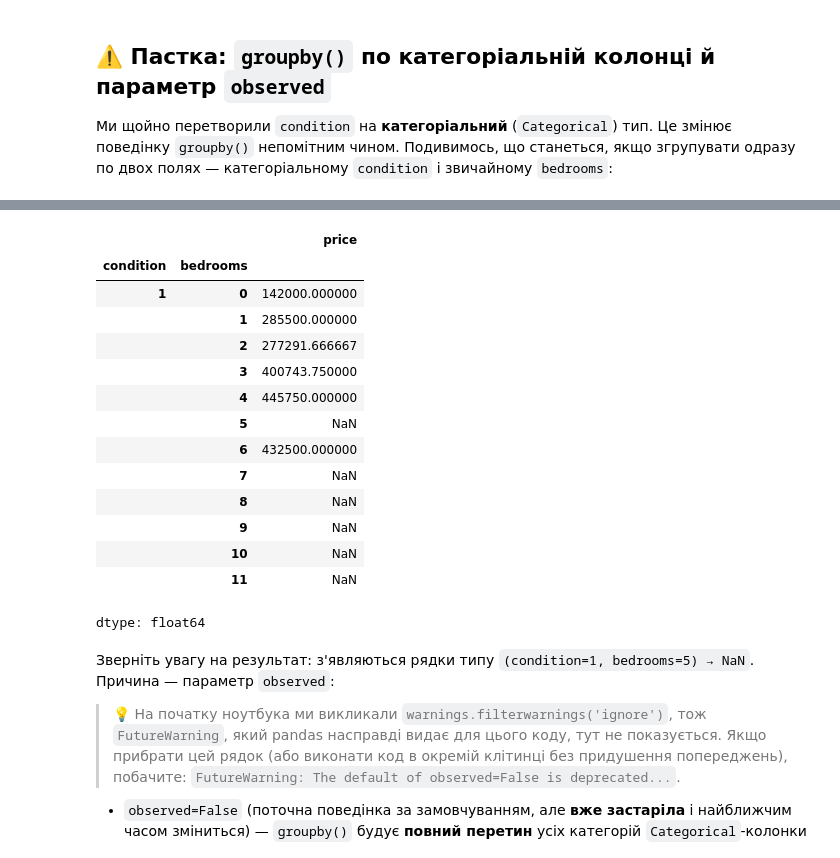
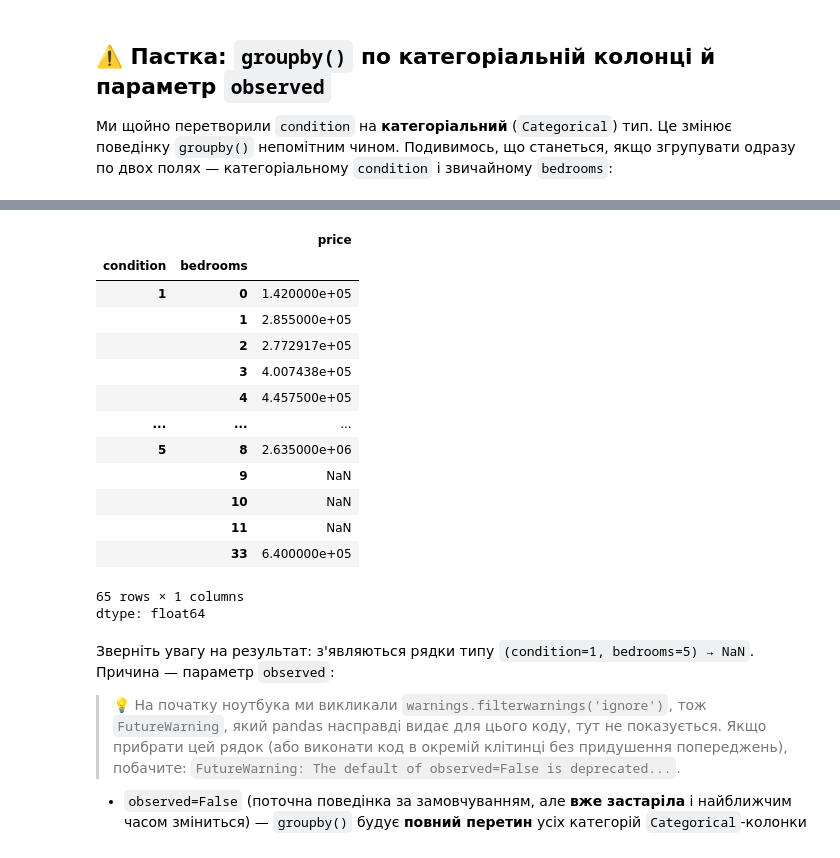
Before and after one commit to cpython-projects/da_27_07_2026, a Jupyter notebook: lesson_18.ipynb, the cells around one changed output, grey strips where cells are left out. Saved outputs shown, nothing was run; the diff lists cells and outputs as text; code cells hidden in the pictures.

```diff
--- a/lesson_18.ipynb
+++ b/lesson_18.ipynb
@@ -120,21 +146,21 @@ df.groupby('condition', observed=True)['price'].agg(['mean', 'median'])
 # %%
 # Групування по кількох полях (без observed) — навмисно залишаємо типову помилку
-df.groupby(['condition', 'bedrooms'])['price'].mean().head(12)
+df.groupby(['condition', 'bedrooms'])['price'].mean()
 # %% [output]
 |  |  | price |
 | condition | bedrooms |  |
-| 1 | 0 | 142000.000000 |
-|  | 1 | 285500.000000 |
-|  | 2 | 277291.666667 |
-|  | 3 | 400743.750000 |
-|  | 4 | 445750.000000 |
-|  | 5 | NaN |
-|  | 6 | 432500.000000 |
-|  | 7 | NaN |
-|  | 8 | NaN |
+| 1 | 0 | 1.420000e+05 |
+|  | 1 | 2.855000e+05 |
+|  | 2 | 2.772917e+05 |
+|  | 3 | 4.007438e+05 |
+|  | 4 | 4.457500e+05 |
+| ... | ... | ... |
+| 5 | 8 | 2.635000e+06 |
 |  | 9 | NaN |
 |  | 10 | NaN |
 |  | 11 | NaN |
+|  | 33 | 6.400000e+05 |
+65 rows × 1 columns
 dtype: float64
 # %% [markdown]
 Зверніть увагу на результат: з'являються рядки типу `(condition=1, bedrooms=5) → NaN`. Причина — параметр `observed`:
```
Also changed, not shown: parts of 11 cells of this notebook.
